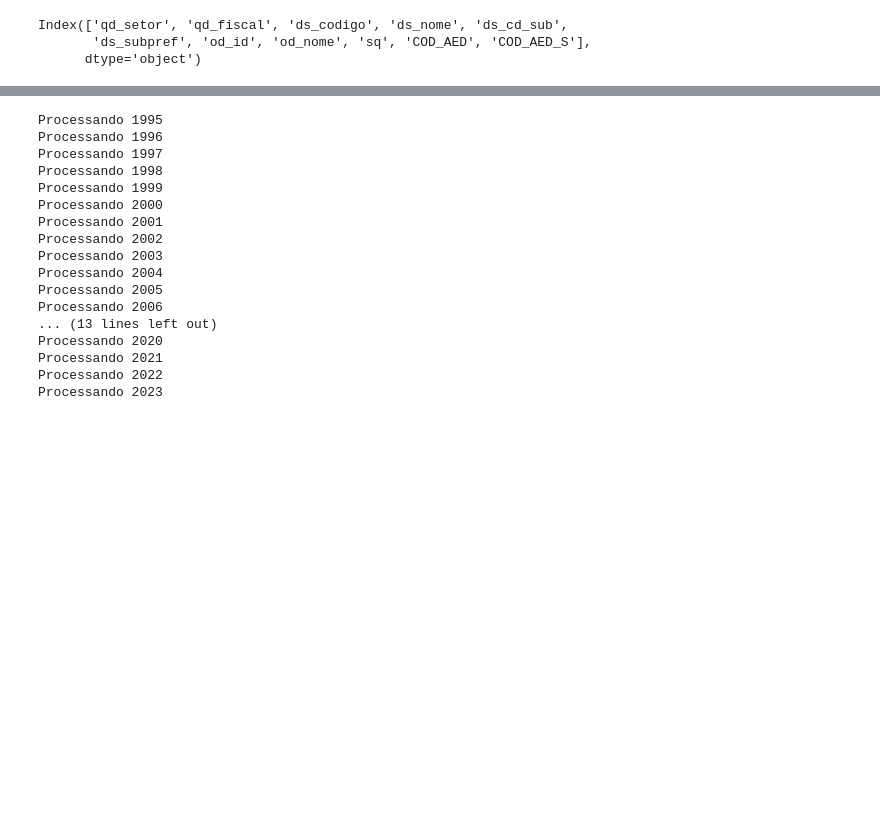
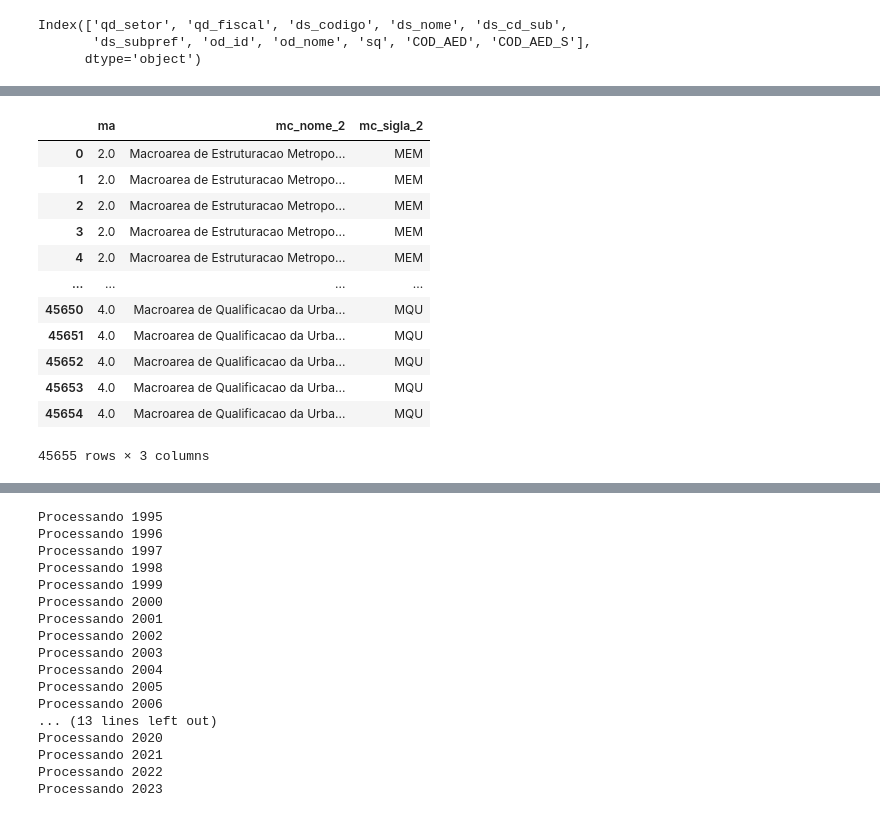
Before and after one commit to cem-usp/dash-iptu, a Jupyter notebook: 14 - Preparando dados do IPTU recorrente.ipynb, the cells around one changed output, grey strips where cells are left out. Drawn from its saved outputs; the diff is of its cells as text; code cells hidden in the pictures; blank space fills up the shorter version.

```diff
--- a/14 - Preparando dados do IPTU recorrente.ipynb
+++ b/14 - Preparando dados do IPTU recorrente.ipynb
@@ -19,6 +19,10 @@ gdf_quadras = gdf_quadras[gdf_quadras.qd_tipo == 'F']
 gdf_quadras = gdf_quadras.dissolve(['qd_setor', 'qd_fiscal']).reset_index()
 gdf_quadras_centroid = gdf_quadras.copy()
 gdf_quadras_centroid.geometry = gdf_quadras_centroid.representative_point()
+# %%
+gdf_macroareas = gpd.read_file('zip://data/SIRGAS2000_MACROAREAS_CORRECAO.zip!SIRGAS2000_MACROAREAS_CORRECAO/Sirgas2000_Macroareas_correcao_v01.shp')
+# %%
+gdf_macroareas = gdf_macroareas.dissolve('mc_sigla_2')
 # %%
 gdf_quadras.shape, gdf_quadras_centroid.shape
 # %% [output]
@@ -93,0 +114,20 @@ gdf_od_sp = gdf_od_sp.to_file('data/OD-sp.gpkg', driver='GPKG')
+# %%
+gdf_macroareas = gdf_macroareas.reset_index().reset_index().rename(columns={'index':'ma'})
+# %%
+gdf_macroareas_joined = gdf_quadras_centroid.sjoin(gdf_macroareas, how='left', predicate='intersects')
+# %%
+gdf_macroareas_joined[['ma', 'mc_nome_2', 'mc_sigla_2']]
+# %% [output]
+|  | ma | mc_nome_2 | mc_sigla_2 |
+| 0 | 2.0 | Macroarea de Estruturacao Metropo... | MEM |
+| 1 | 2.0 | Macroarea de Estruturacao Metropo... | MEM |
+| 2 | 2.0 | Macroarea de Estruturacao Metropo... | MEM |
+| 3 | 2.0 | Macroarea de Estruturacao Metropo... | MEM |
+| 4 | 2.0 | Macroarea de Estruturacao Metropo... | MEM |
+| ... | ... | ... | ... |
+| 45650 | 4.0 | Macroarea de Qualificacao da Urba... | MQU |
+| 45651 | 4.0 | Macroarea de Qualificacao da Urba... | MQU |
+| 45652 | 4.0 | Macroarea de Qualificacao da Urba... | MQU |
+| 45653 | 4.0 | Macroarea de Qualificacao da Urba... | MQU |
+| 45654 | 4.0 | Macroarea de Qualificacao da Urba... | MQU |
+45655 rows × 3 columns
```
Also changed, not shown: parts of 19 cells of this notebook, 13 other files.
